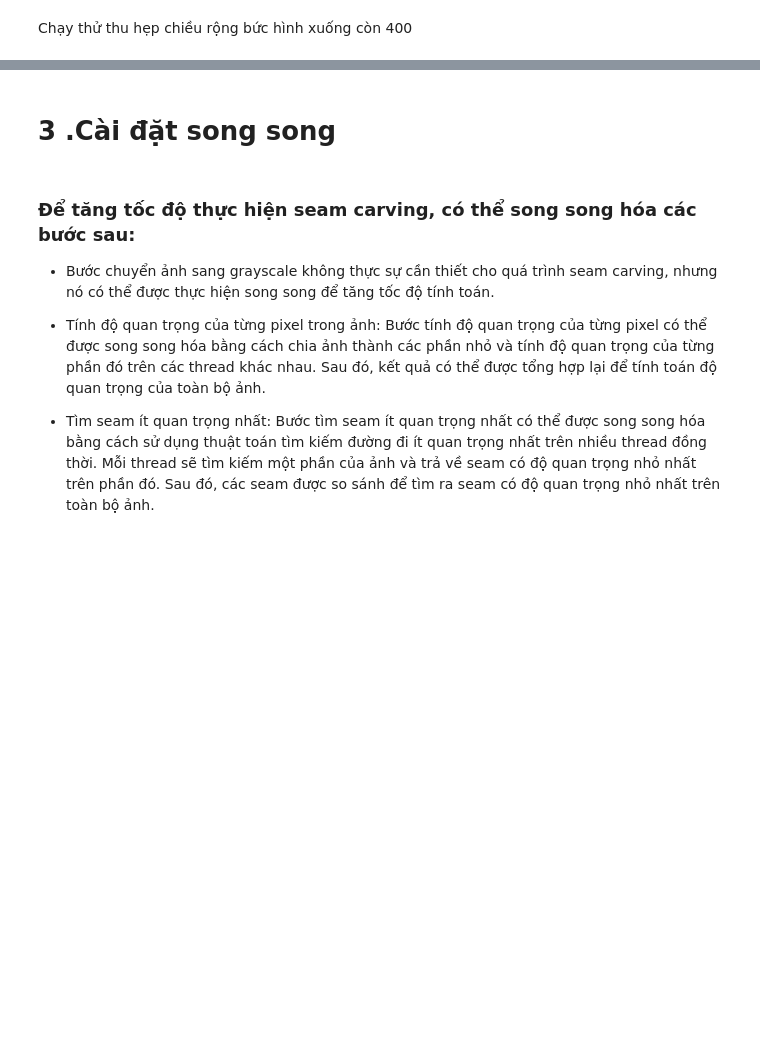
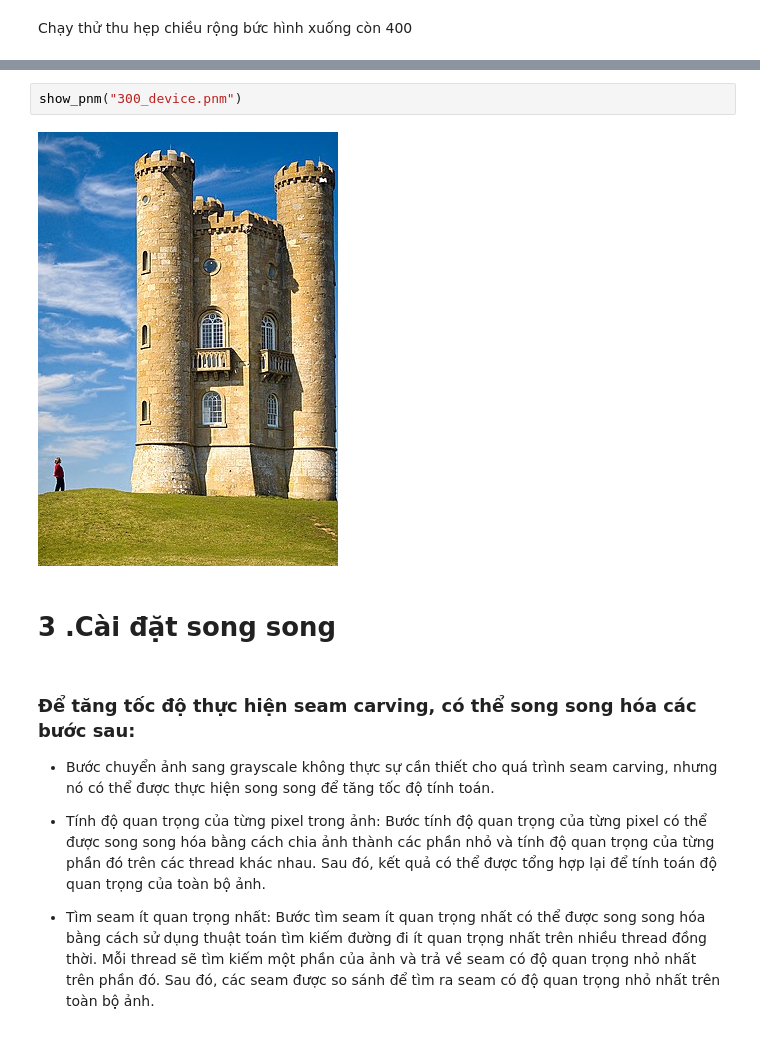
Before and after one commit to dragonjjr/21HCB_GPU_Programming, a Jupyter notebook: Report.ipynb, the cells around one changed output, grey strips where cells are left out. Drawn from its saved outputs; the diff is of its cells as text; blank space fills up the shorter version.

```diff
--- a/Report.ipynb
+++ b/Report.ipynb
@@ -203,3 +245,7 @@ show_pnm("400_host.pnm")
+# %%
+show_pnm("300_device.pnm")
+# %% [output]
+[figure, added]
 # %% [markdown]
 # 3 .Cài đặt song song
 # %% [markdown]
```
Also changed, not shown: parts of 20 cells of this notebook.
